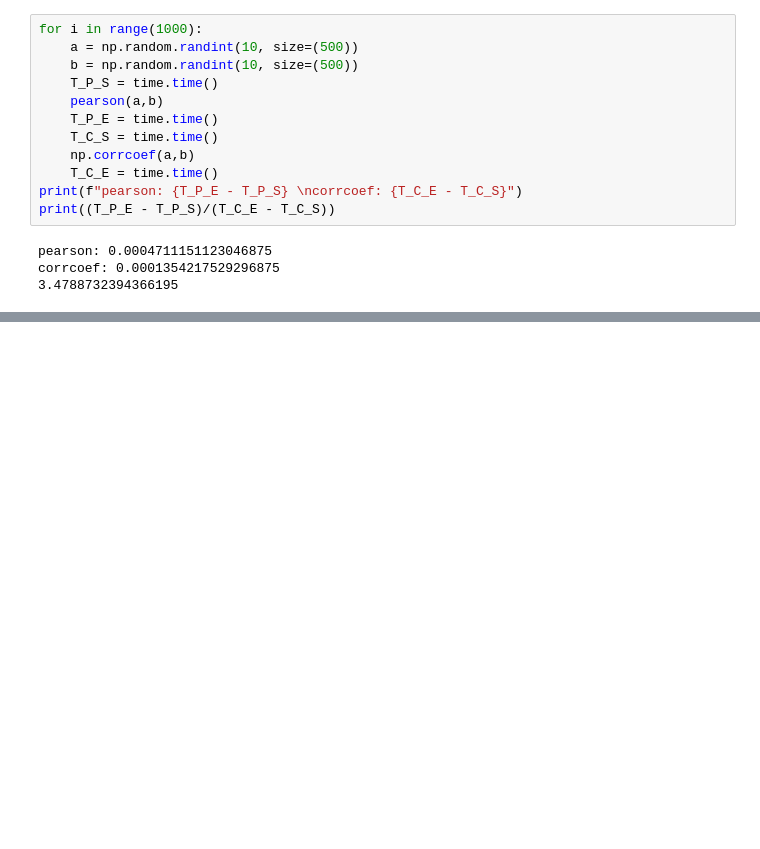
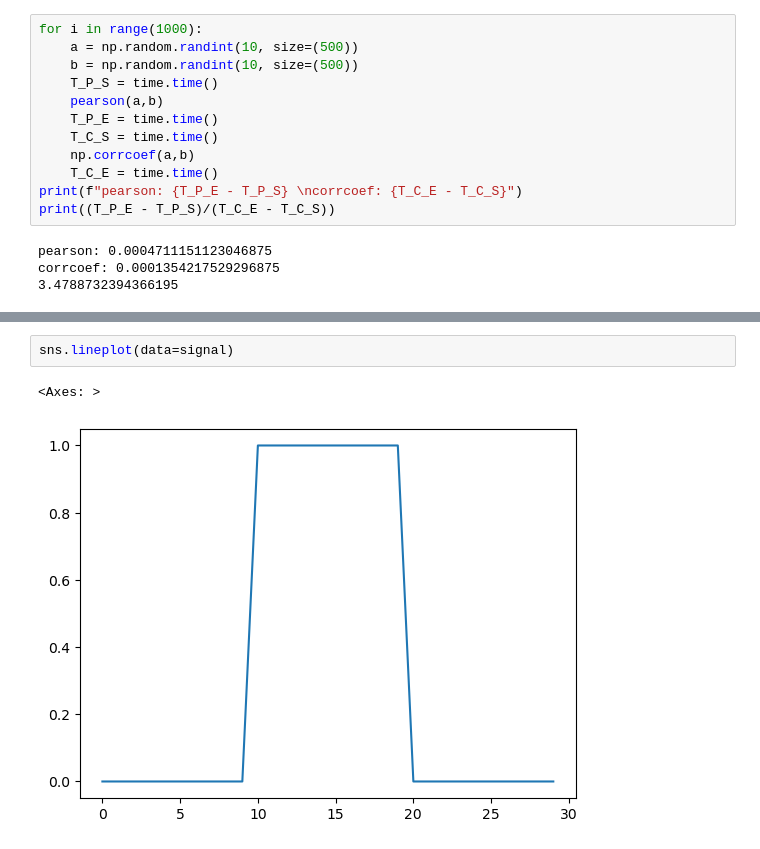
Before and after one commit to mohammadkhoubrou/Linear-Algebra-with-NumPy, a Jupyter notebook: chap4_pracitce.ipynb, the cells around one changed output, grey strips where cells are left out. Cells and saved outputs as stored; diff of their text form; blank space fills up the shorter version.

```diff
--- a/chap4_pracitce.ipynb
+++ b/chap4_pracitce.ipynb
@@ -69,0 +77,5 @@ corrcoef: 0.0001354217529296875
+# %%
+sns.lineplot(data=signal)
+# %% [output]
+<Axes: >
+[figure, added]
```
Also changed, not shown: parts of 5 cells of this notebook.
